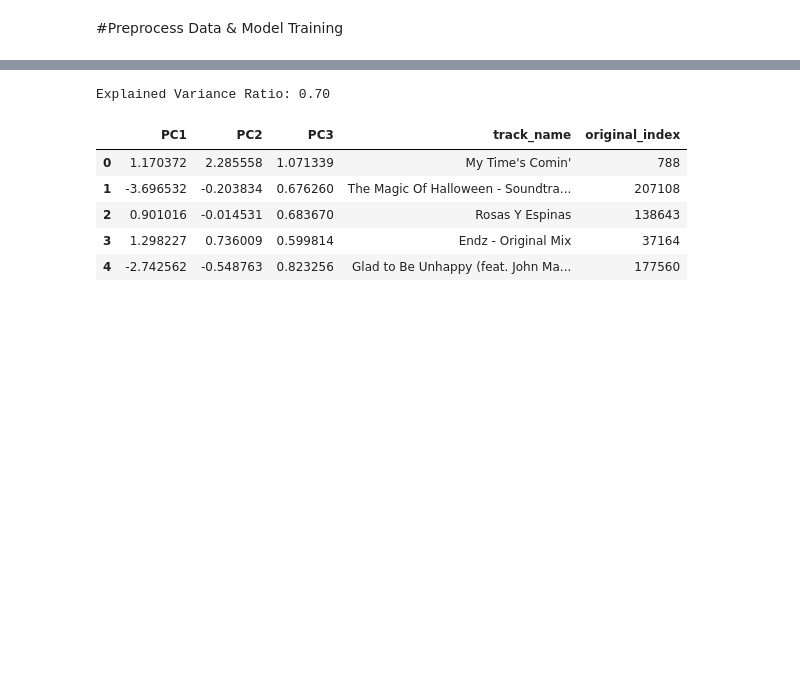
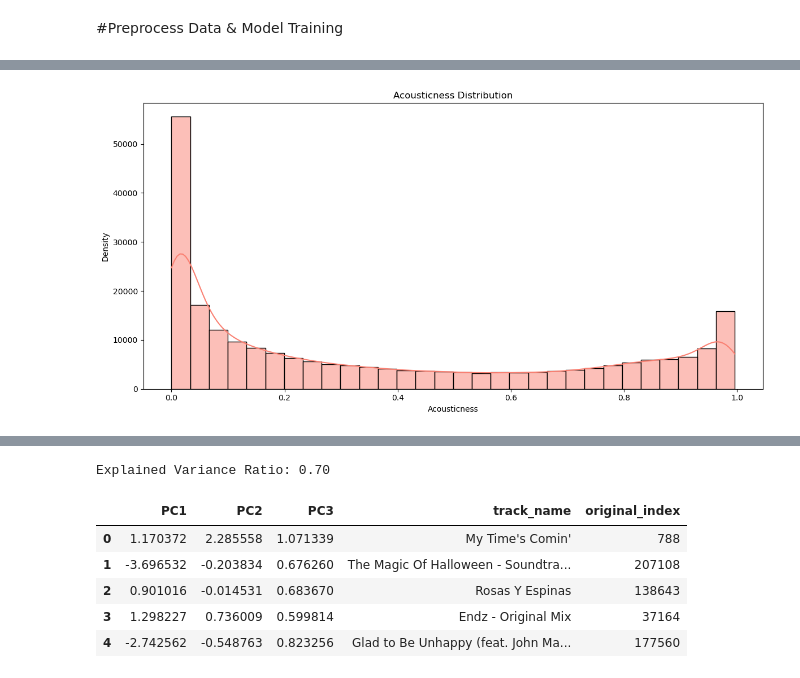
Before and after one commit to Tserrof7/Whats-Your-Jam-Final-Project, a Jupyter notebook: spotify.ipynb, the cells around one changed output, grey strips where cells are left out. Drawn from its saved outputs; the diff is of its cells as text; code cells hidden in the pictures; blank space fills up the shorter version.

```diff
--- a/spotify.ipynb
+++ b/spotify.ipynb
@@ -83,0 +122,12 @@ X_scaled_df = pd.DataFrame(X_scaled, columns=numeric_features)
+# %%
+# Plot distribution of 'acousticness'
+plt.figure(figsize=(12, 6))
+plot_3 = sns.histplot(df['acousticness'], bins=30, kde=True, color='salmon')
+plot_3.set_title('Acousticness Distribution')
+plot_3.set_xlabel('Acousticness')
+plot_3.set_ylabel('Density')
+
+plt.tight_layout()
+plt.show()
+# %% [output]
+[figure, added]
```
Also changed, not shown: parts of 12 cells of this notebook.
